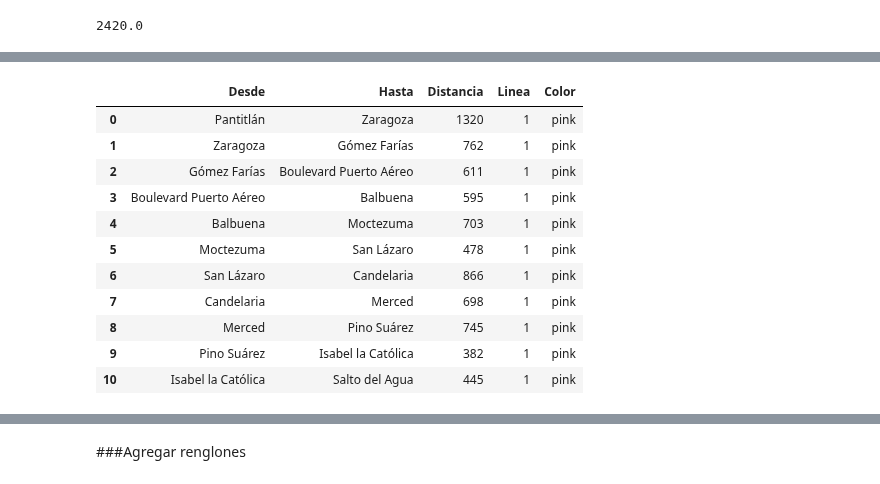
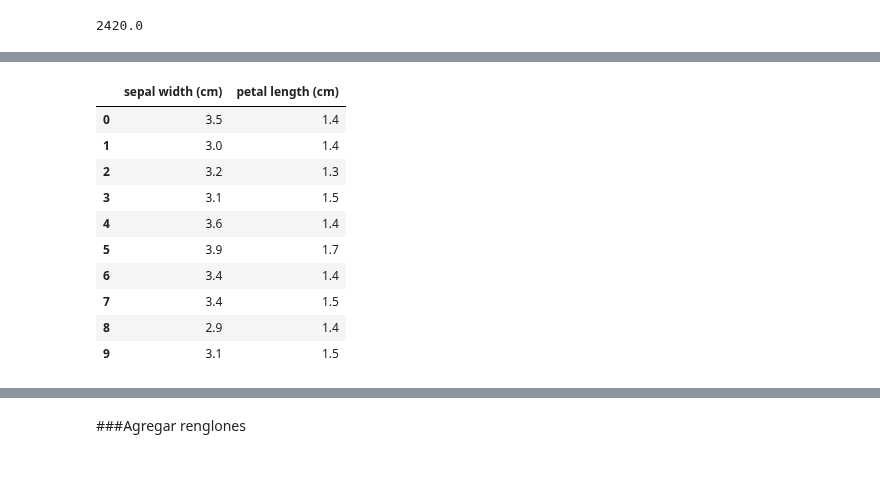
Before and after one commit to jcjimenezb123/ProgramacionPython, a Jupyter notebook: DataFrames.ipynb, the cells around one changed output, grey strips where cells are left out. Saved outputs shown, nothing was run; the diff lists cells and outputs as text; code cells hidden in the pictures.

```diff
--- a/DataFrames.ipynb
+++ b/DataFrames.ipynb
@@ -335,19 +327,18 @@ Color             pink
 Name: 0, dtype: object
 # %%
-df.loc[0:10]
+df.iloc[0:10,1:3]
 # %% [output]
-|  | Desde | Hasta | Distancia | Linea | Color |
-| 0 | Pantitlán | Zaragoza | 1320 | 1 | pink |
-| 1 | Zaragoza | Gómez Farías | 762 | 1 | pink |
-| 2 | Gómez Farías | Boulevard Puerto Aéreo | 611 | 1 | pink |
-| 3 | Boulevard Puerto Aéreo | Balbuena | 595 | 1 | pink |
-| 4 | Balbuena | Moctezuma | 703 | 1 | pink |
-| 5 | Moctezuma | San Lázaro | 478 | 1 | pink |
-| 6 | San Lázaro | Candelaria | 866 | 1 | pink |
-| 7 | Candelaria | Merced | 698 | 1 | pink |
-| 8 | Merced | Pino Suárez | 745 | 1 | pink |
-| 9 | Pino Suárez | Isabel la Católica | 382 | 1 | pink |
-| 10 | Isabel la Católica | Salto del Agua | 445 | 1 | pink |
+|  | sepal width (cm) | petal length (cm) |
+| 0 | 3.5 | 1.4 |
+| 1 | 3.0 | 1.4 |
+| 2 | 3.2 | 1.3 |
+| 3 | 3.1 | 1.5 |
+| 4 | 3.6 | 1.4 |
+| 5 | 3.9 | 1.7 |
+| 6 | 3.4 | 1.4 |
+| 7 | 3.4 | 1.5 |
+| 8 | 2.9 | 1.4 |
+| 9 | 3.1 | 1.5 |
 # %%
 df.loc[[7,10,30]]
 # %% [output]
```
Also changed, not shown: parts of 48 cells of this notebook.
